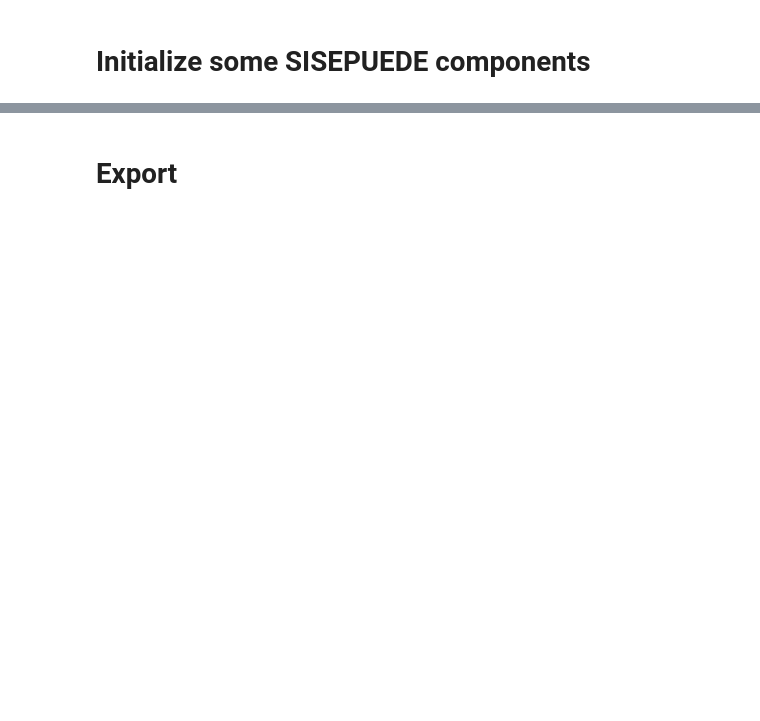
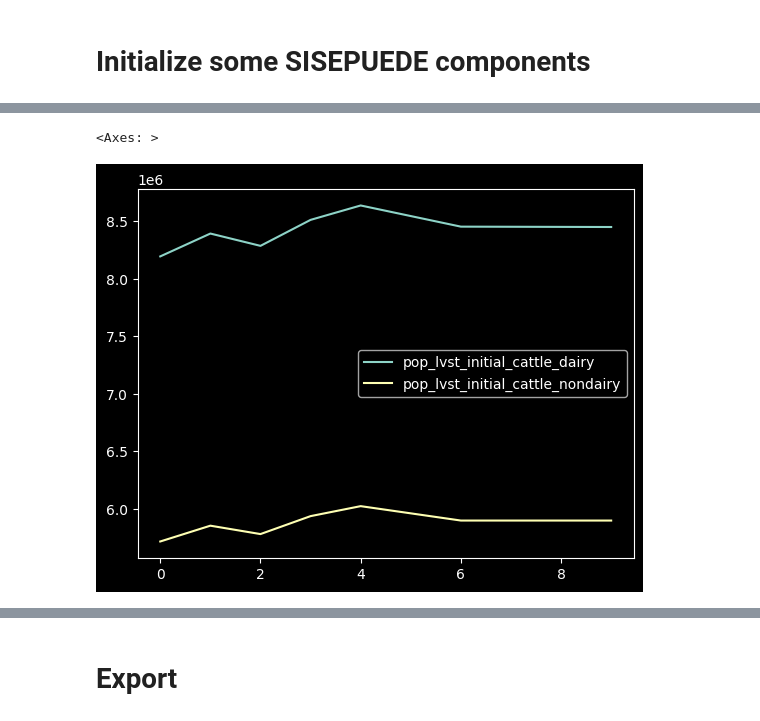
Before and after one commit to sisepuede-framework/ssp_uganda_data, a Jupyter notebook: data_processing/LIVESTOCK_ELASTICITIES.ipynb, the cells around one changed output, grey strips where cells are left out. Drawn from its saved outputs; the diff is of its cells as text; code cells hidden in the pictures; blank space fills up the shorter version.

```diff
--- a/data_processing/LIVESTOCK_ELASTICITIES.ipynb
+++ b/data_processing/LIVESTOCK_ELASTICITIES.ipynb
@@ -706,0 +146,5 @@ plot_lvst(
+# %%
+_MODVAR_POP_INIT.get_from_dataframe(df_proj).iloc[0:10, 1:3].plot()
+# %% [output]
+<Axes: >
+[figure, added]
```
Also changed, not shown: parts of 43 cells of this notebook, 11 other files.
